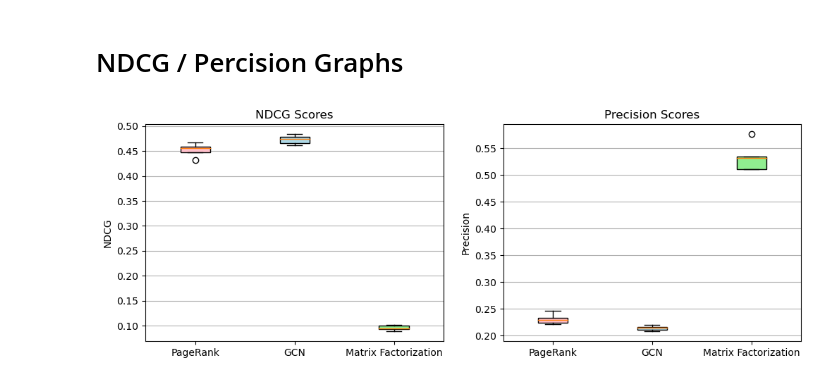
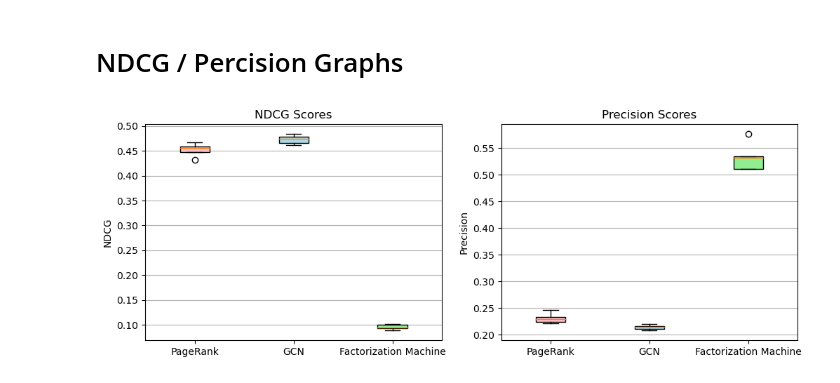
Before and after one commit to nicholson2208/rec-sys-final-project, a Jupyter notebook: ndcg_precision_graph.ipynb, the cells around one changed output. Saved outputs shown, nothing was run; the diff lists cells and outputs as text; code cells hidden in the pictures.

Commit message:
update visual

```diff
--- a/ndcg_precision_graph.ipynb
+++ b/ndcg_precision_graph.ipynb
@@ -30,14 +30,14 @@ light_gcn_precision = [0.21649659863945578,
                      0.2151360544217687,
                      0.2193877551020408]
 
-# Matrix Factorization
-matrix_fact_ndcg = [0.09399819558092727,
+# Factorization Machine
+fact_machine_ndcg = [0.09399819558092727,
                     0.08834337215922199,
                     0.10144224250927975,
                     0.09279613181856701,
                     0.09939305336761702]
 
-matrix_fact_precision = [0.5758620689655174,
+fact_machine_precision = [0.5758620689655174,
                         0.5103448275862068,
                         0.5344827586206896,
                         0.5103448275862069,
@@ -46,34 +46,34 @@ matrix_fact_precision = [0.5758620689655174,
 import matplotlib.pyplot as plt
 import numpy as np
 
-labels = ['PageRank', 'GCN', 'Matrix Factorization']
+labels = ['PageRank', 'GCN', 'Factorization Machine']
 
 fig, (ax1, ax2) = plt.subplots(nrows=1, ncols=2, figsize=(12, 4))
 
 bplot1 = ax1.boxplot([np.array(pagerank_ndcg), np.array(light_gcn_ndcg), np.array(matrix_fact_ndcg)],
                      vert=True,  # vertical box alignment
                      patch_artist=True,  # fill with color
                      labels=labels)  # will be used to label x-ticks
 ax1.set_title('NDCG Scores')
 ax1.yaxis.grid(True)
 ax1.set_ylabel('NDCG')
 
 
 bplot2 = ax2.boxplot([np.array(pargerand_precision), np.array(light_gcn_precision), np.array(matrix_fact_precision)],
                      vert=True,  # vertical box alignment
                      patch_artist=True,  # fill with color
                      labels=labels)  # will be used to label x-ticks
 ax2.set_title('Precision Scores')
 ax2.yaxis.grid(True)
 ax2.set_ylabel('Precision')
 
 # fill with colors
 colors = ['pink', 'lightblue', 'lightgreen']
 for bplot in (bplot1, bplot2):
     for patch, color in zip(bplot['boxes'], colors):
         patch.set_facecolor(color)
 
 plt.savefig('scores.png')
 plt.show()
 # %% [output]
-[figure, old version]
+[figure, new version]
```
Also changed, not shown: parts of 1 cell of this notebook, 1 other file.
